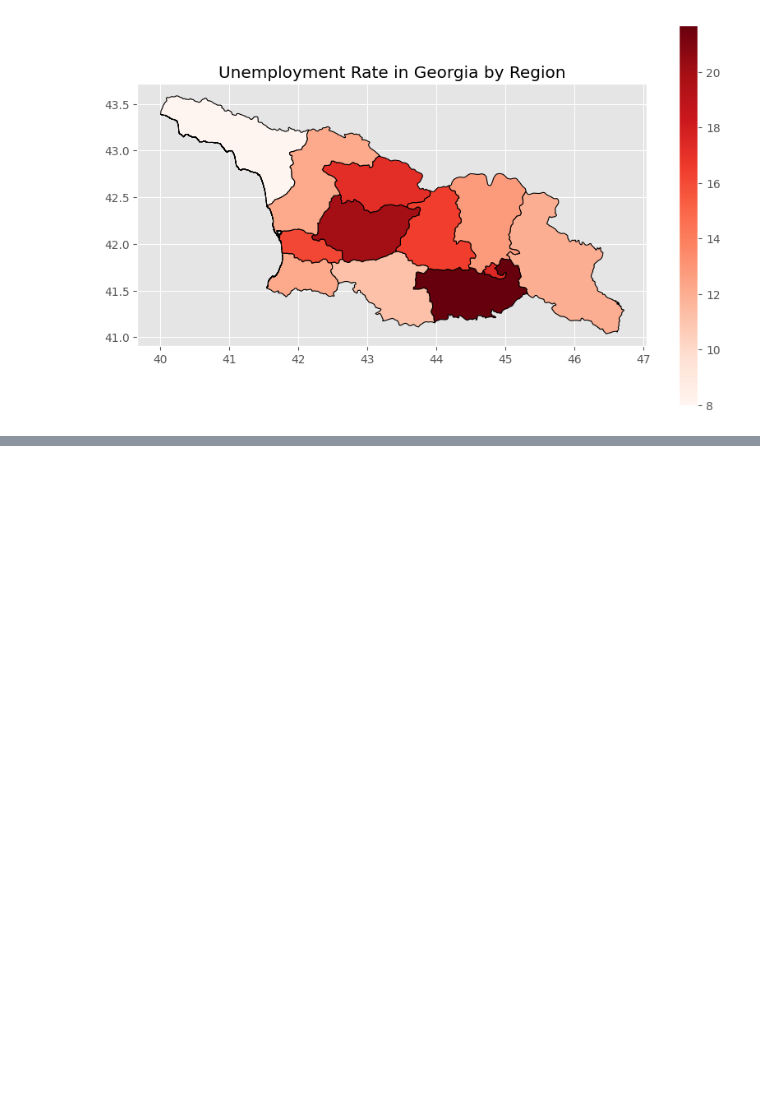
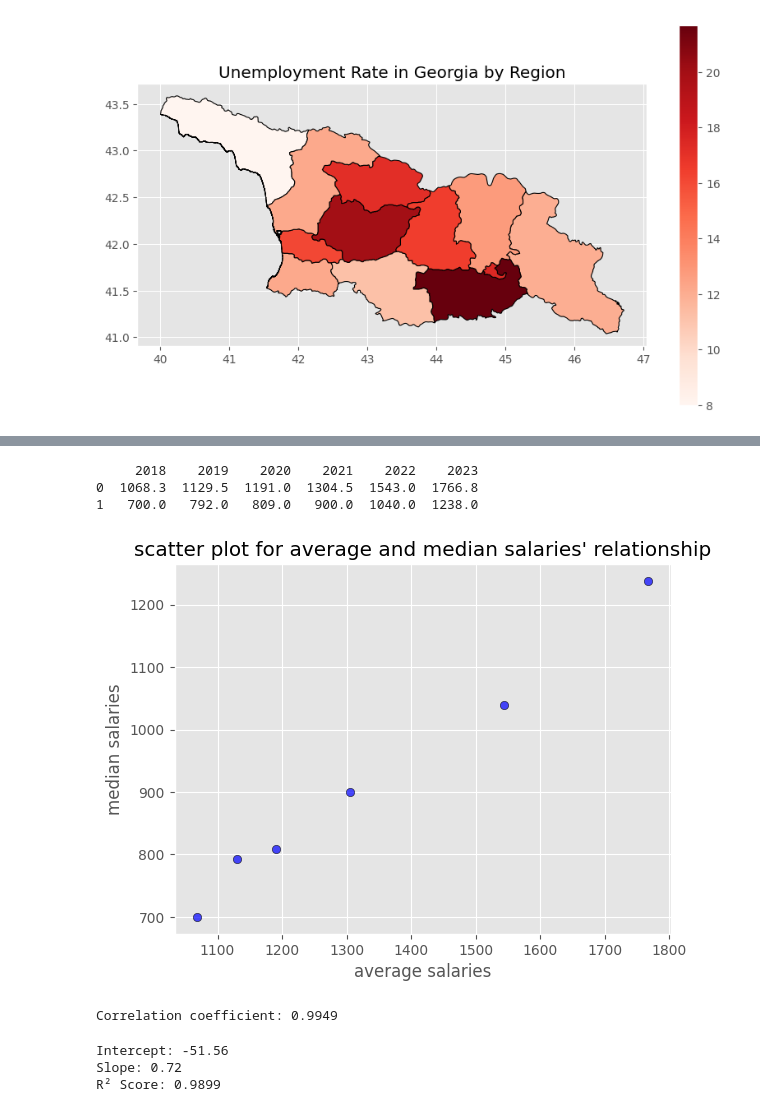
Before and after one commit to SabaGuledani/Economic-and-Financial-Analysis-of-Georgia, a Jupyter notebook: GDP.ipynb, the cells around one changed output, grey strips where cells are left out. Cells and saved outputs as stored; diff of their text form; code cells hidden in the pictures; blank space fills up the shorter version.

Commit message:
making simple regression model

```diff
--- a/GDP.ipynb
+++ b/GDP.ipynb
@@ -421,0 +469,4 @@ m.save("georgia_unemployment_interactive_map.html")
+# %%
+df_median_salaries = pd.read_csv('./salary_meadians.csv')
+df_avg_salaries = pd.read_csv('./salaries.csv')
+df_median_salaries.head()
@@ -421,0 +482,10 @@ m.save("georgia_unemployment_interactive_map.html")
+# %%
+# take values from averages df that are in the first df
+cols_to_fetch = list(df_median_salaries.columns)[1:]
+print(cols_to_fetch)
+
+df_salaries_merged = df_avg_salaries[cols_to_fetch]
+df_salaries_merged = pd.concat([df_salaries_merged, df_median_salaries],ignore_index=True)
+# drop "type" column
+df_salaries_merged = df_salaries_merged.drop(columns=['type'])
+df_salaries_merged.reset_index()
@@ -422,2 +497,49 @@ m.save("georgia_unemployment_interactive_map.html")
+# %%
+print(df_salaries_merged)
+# %% [output]
+     2018    2019    2020    2021    2022    2023
+0  1068.3  1129.5  1191.0  1304.5  1543.0  1766.8
+1   700.0   792.0   809.0   900.0  1040.0  1238.0
+# %%
+x = df_salaries_merged.loc[0]
+y = df_salaries_merged.loc[1]
+
+plt.scatter(x, y, color='blue', alpha=0.7, edgecolors='black')
+
+
+plt.xlabel("average salaries")
+plt.ylabel("median salaries")
+plt.title("scatter plot for average and median salaries' relationship")
+
+
+plt.show()
+# %% [output]
+[figure, added]
+# %%
+# Calculate correlation coefficient to be sure that they have correlation
+correlation = np.corrcoef(x, y)[0, 1]
+print(f"Correlation coefficient: {correlation:.4f}")
+# %% [output]
+Correlation coefficient: 0.9949
+# %%
+# it seems like they have strong correlation and now we need to make simple linear regression model to fit this data
+from sklearn.linear_model import LinearRegression
+
+X = np.array(x.values).reshape(-1, 1)
+Y = np.array(y.values)
+# we make linear regression model to predict previous years' data
+model = LinearRegression()
+model.fit(X,Y)
+
+# Print model coefficients
+print(f"Intercept: {model.intercept_:.2f}")
+print(f"Slope: {model.coef_[0]:.2f}")
+
+r2_score = model.score(X, Y)
+print(f"R² Score: {r2_score:.4f}")
+# %% [output]
+Intercept: -51.56
+Slope: 0.72
+R² Score: 0.9899
 # %%
 # %% [output]
```
Also changed, not shown: parts of 22 cells of this notebook, 2 other files.
